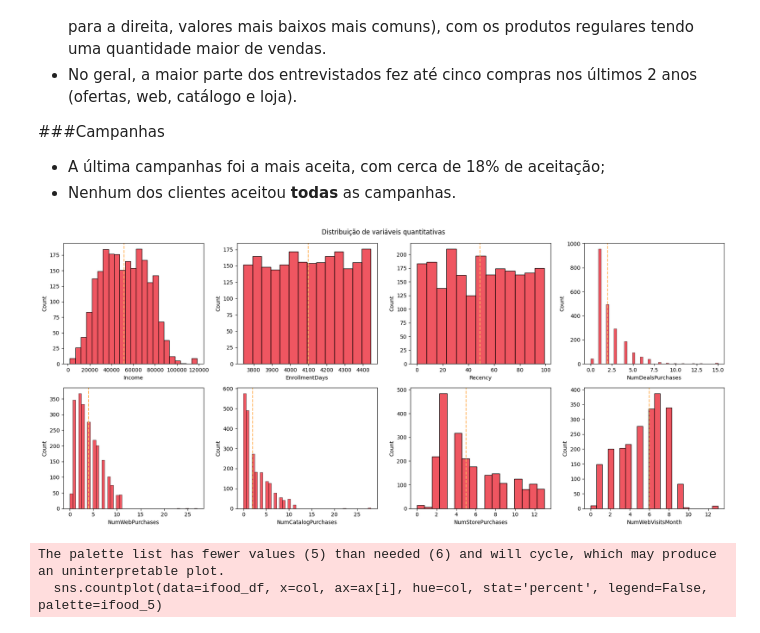
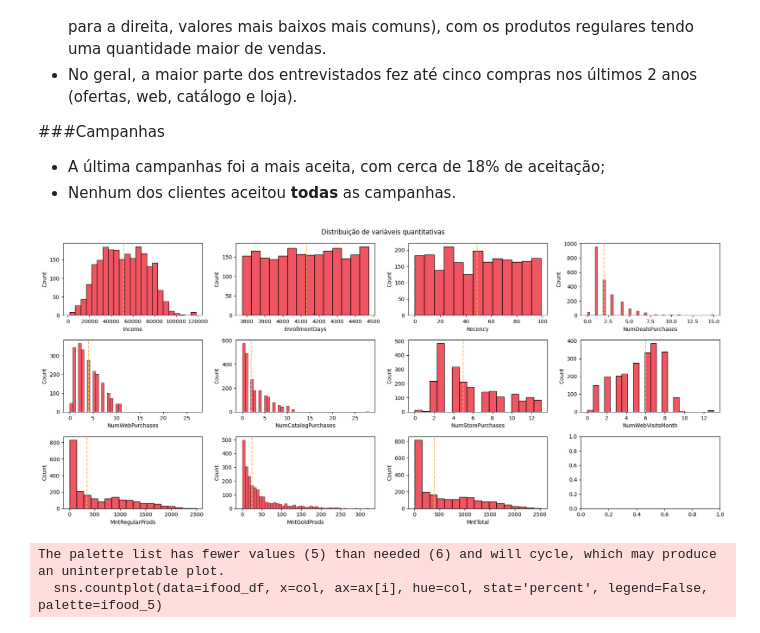
Before and after one commit to victoriaprestes/ifood-data-analyst-case, a Jupyter notebook: iFood_Data_Analyst_Case_An_Exploratory_Analysis.ipynb, the cells around one changed output. Drawn from its saved outputs; the diff is of its cells as text; code cells hidden in the pictures.

```diff
--- a/iFood_Data_Analyst_Case_An_Exploratory_Analysis.ipynb
+++ b/iFood_Data_Analyst_Case_An_Exploratory_Analysis.ipynb
@@ -207,6 +210,9 @@ ifood_df['MntRegularProds'] = ifood_df[['MntWines', 'MntFruits', 'MntMeatProduct
        'MntFishProducts', 'MntSweetProducts']].sum(axis=1)
 ifood_df.drop(columns=['MntWines', 'MntFruits', 'MntMeatProducts',
        'MntFishProducts', 'MntSweetProducts'], axis=1, inplace=True)
+
+# Criando uma coluna de valor total gasto
+ifood_df['MntTotal'] = ifood_df[['MntRegularProds', 'MntGoldProds']].sum(axis=1)
 # %%
 # Transformando as colunas com o n° de crianças e adolescentes em uma com o total de filhos
 ifood_df['NumChildren'] = ifood_df[['Kidhome', 'Teenhome']].sum(axis=1)
@@ -265,7 +273,7 @@ ifood_df = ifood_df[['ID','Education', 'Marital_Status', 'Income', 'NumChildren'
        'Recency','Complain', 'Response', 'AcceptedCmp1', 'AcceptedCmp2',
        'AcceptedCmp3', 'AcceptedCmp4', 'AcceptedCmp5',  'NumDealsPurchases',
        'NumWebPurchases', 'NumCatalogPurchases', 'NumStorePurchases', 'NumWebVisitsMonth',
-       'MntRegularProds', 'MntGoldProds', 'AgeRange', 'IncomeRange', 'TotalAccepted']]
+       'MntRegularProds', 'MntGoldProds', 'MntTotal','AgeRange', 'IncomeRange', 'TotalAccepted']]
 ifood_df.head(3)
 # %% [output]
 |  | ID | Education | Marital_Status | Income | NumChildren | CustomerAge | EnrollmentDays | Recency | ... |
@@ -298,17 +306,17 @@ ifood_2 = sns.color_palette(['#EA1D2C', '#FFB761'])
 ifood_5 = sns.color_palette(['#EA1D2C', '#FFB761', '#A6A29F', '#3F3E3E', '#9C050B'])
 # %%
   # Criando histogramas das variáveis quantitativas com a linha da mediana em vermelho
-quant_var = ifood_df[['Income', 'EnrollmentDays', 'Recency','NumDealsPurchases', 'NumWebPurchases', 'NumCatalogPurchases', 'NumStorePurchases', 'NumWebVisitsMonth']]
-fig, ax = plt.subplots(2,4, figsize=(18, 8))
+quant_var = ifood_df[['Income', 'EnrollmentDays', 'Recency','NumDealsPurchases', 'NumWebPurchases', 'NumCatalogPurchases', 'NumStorePurchases', 'NumWebVisitsMonth', 'MntRegularProds', 'MntGoldProds', 'MntTotal']]
+fig, ax = plt.subplots(3,4, figsize=(18, 8))
 ax = ax.flatten()
 for i,col in enumerate(quant_var):
       sns.histplot(data=ifood_df, x=col, ax=ax[i], color='#EA1D2C')
       ax[i].axvline(ifood_df[col].median(), color='#FFB761', linestyle='--')
 plt.suptitle('Distribuição de variáveis quantitativas')
 plt.tight_layout()
 plt.show()
 # %% [output]
-[figure, old version]
+[figure, new version]
 # %%
 # Criando gráficos das variáveis categóricas qualitativas
 fig, ax = plt.subplots(1,4, figsize=[16,3])
```
Also changed, not shown: parts of 32 cells of this notebook.
